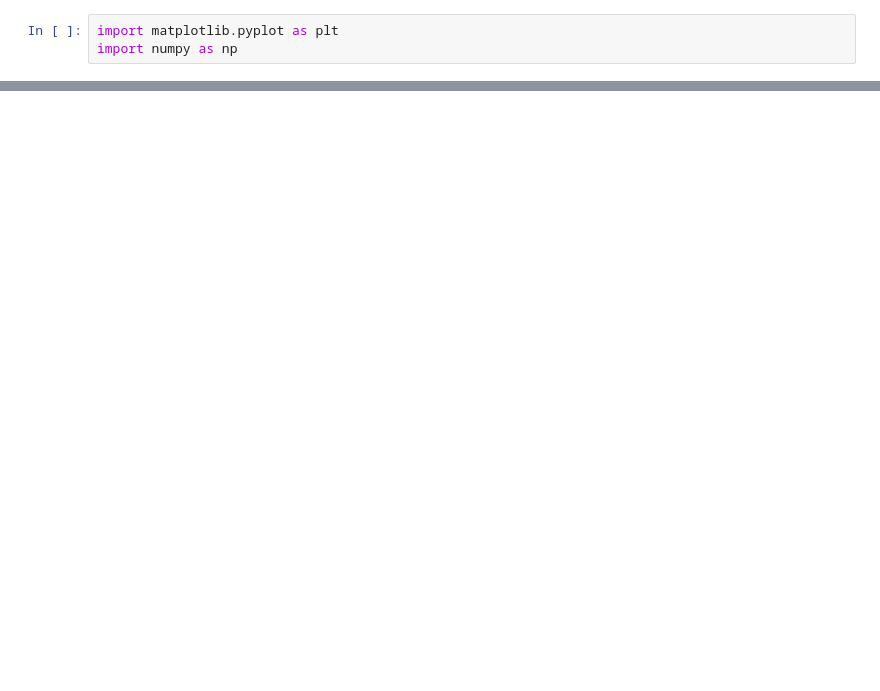
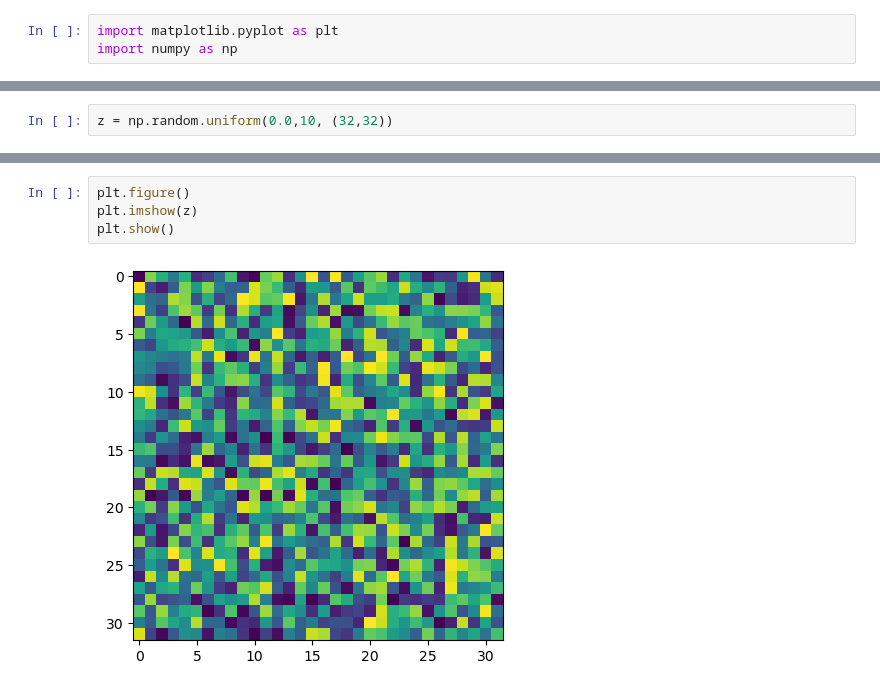
Before and after one commit to djili/all-about-python, a Jupyter notebook: tools/Matplotlib.ipynb, the cells around one changed output, grey strips where cells are left out. Saved outputs shown, nothing was run; the diff lists cells and outputs as text; blank space fills up the shorter version.

```diff
--- a/tools/Matplotlib.ipynb
+++ b/tools/Matplotlib.ipynb
@@ -141,0 +56,2 @@ plt.show()
+# %%
+z = np.random.uniform(0.0,10, (32,32))
@@ -141,0 +68,6 @@ plt.show()
+# %%
+plt.figure()
+plt.imshow(z)
+plt.show()
+# %% [output]
+[figure, added]
```
Also changed, not shown: parts of 61 cells of this notebook.
